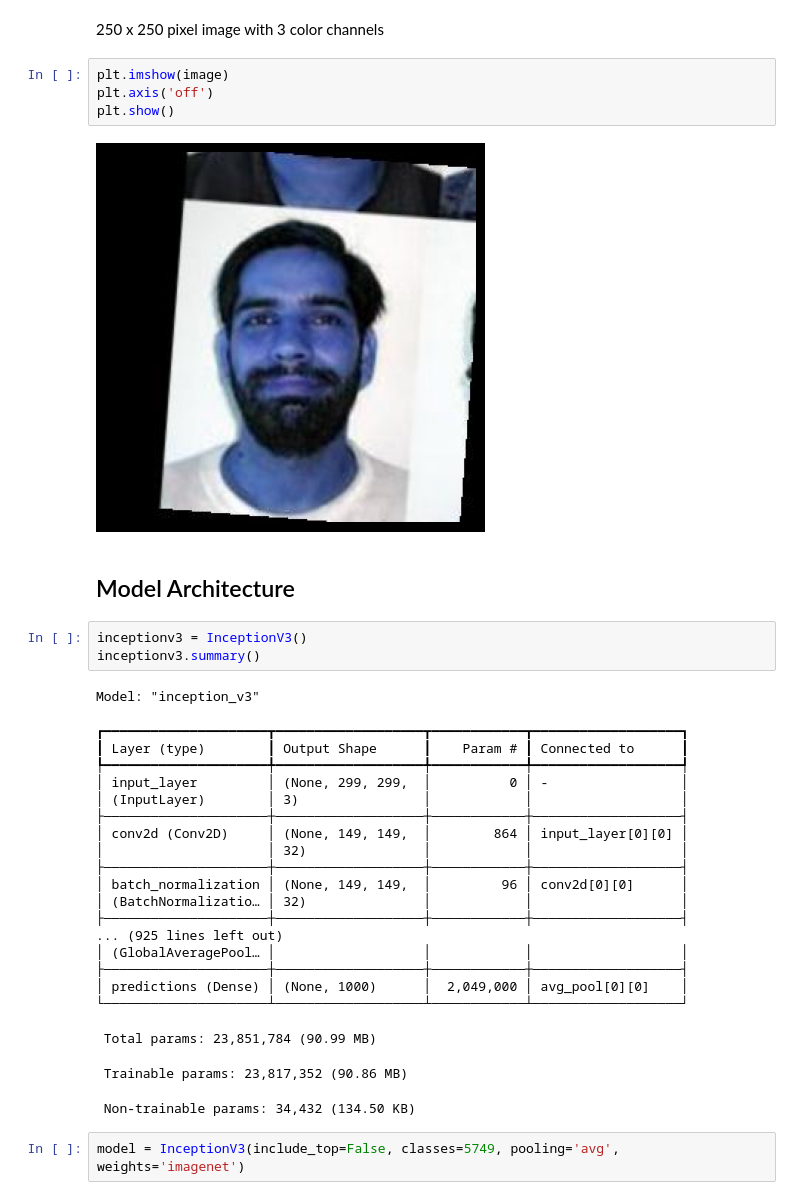
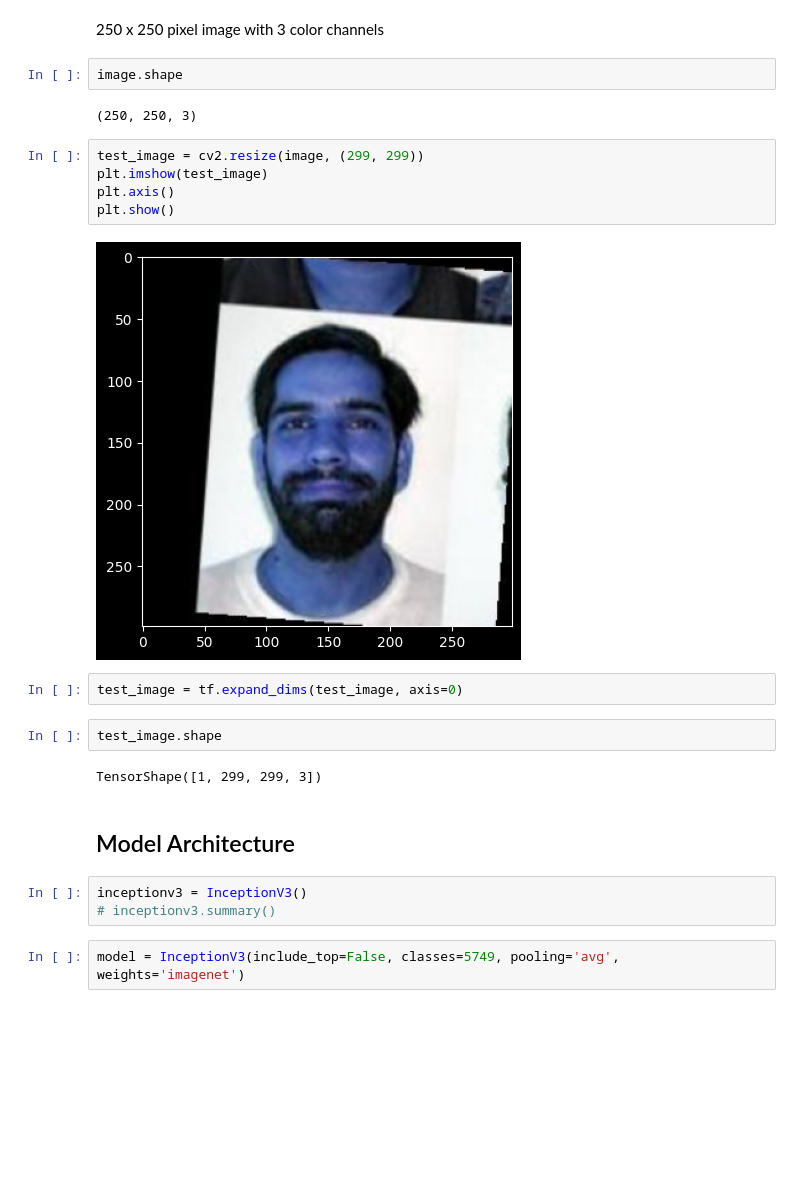
Before and after one commit to Dark-eXe/dsci565-face-authentication, a Jupyter notebook: src/Implementation.ipynb, the cells around one changed output. Saved outputs shown, nothing was run; the diff lists cells and outputs as text; blank space fills up the shorter version.

```diff
--- a/src/Implementation.ipynb
+++ b/src/Implementation.ipynb
@@ -112,39 +112,28 @@ image.shape
 (250, 250, 3)
 # %% [markdown]
 250 x 250 pixel image with 3 color channels
-# %%
-plt.imshow(image)
-plt.axis('off')
-plt.show()
-# %% [output]
-[figure, removed]
+# %%
+image.shape
+# %% [output]
+(250, 250, 3)
+# %%
+test_image = cv2.resize(image, (299, 299))
+plt.imshow(test_image)
+plt.axis()
+plt.show()
+# %% [output]
+[figure, added]
+# %%
+test_image = tf.expand_dims(test_image, axis=0)
+# %%
+test_image.shape
+# %% [output]
+TensorShape([1, 299, 299, 3])
 # %% [markdown]
 ## Model Architecture
 # %%
 inceptionv3 = InceptionV3()
-inceptionv3.summary()
+# inceptionv3.summary()
-# %% [output]
-Model: "inception_v3"
-┏━━━━━━━━━━━━━━━━━━━━━┳━━━━━━━━━━━━━━━━━━━┳━━━━━━━━━━━━┳━━━━━━━━━━━━━━━━━━━┓
-┃ Layer (type)        ┃ Output Shape      ┃    Param # ┃ Connected to      ┃
-┡━━━━━━━━━━━━━━━━━━━━━╇━━━━━━━━━━━━━━━━━━━╇━━━━━━━━━━━━╇━━━━━━━━━━━━━━━━━━━┩
-│ input_layer         │ (None, 299, 299,  │          0 │ -                 │
-│ (InputLayer)        │ 3)                │            │                   │
-├─────────────────────┼───────────────────┼────────────┼───────────────────┤
-│ conv2d (Conv2D)     │ (None, 149, 149,  │        864 │ input_layer[0][0] │
-│                     │ 32)               │            │                   │
-├─────────────────────┼───────────────────┼────────────┼───────────────────┤
-│ batch_normalization │ (None, 149, 149,  │         96 │ conv2d[0][0]      │
-│ (BatchNormalizatio… │ 32)               │            │                   │
-├─────────────────────┼───────────────────┼────────────┼───────────────────┤
-... (925 lines left out)
-│ (GlobalAveragePool… │                   │            │                   │
-├─────────────────────┼───────────────────┼────────────┼───────────────────┤
-│ predictions (Dense) │ (None, 1000)      │  2,049,000 │ avg_pool[0][0]    │
-└─────────────────────┴───────────────────┴────────────┴───────────────────┘
- Total params: 23,851,784 (90.99 MB)
- Trainable params: 23,817,352 (90.86 MB)
- Non-trainable params: 34,432 (134.50 KB)
 # %%
 model = InceptionV3(include_top=False, classes=5749, pooling='avg', weights='imagenet')
 # %%
```
Also changed, not shown: parts of 13 cells of this notebook.
